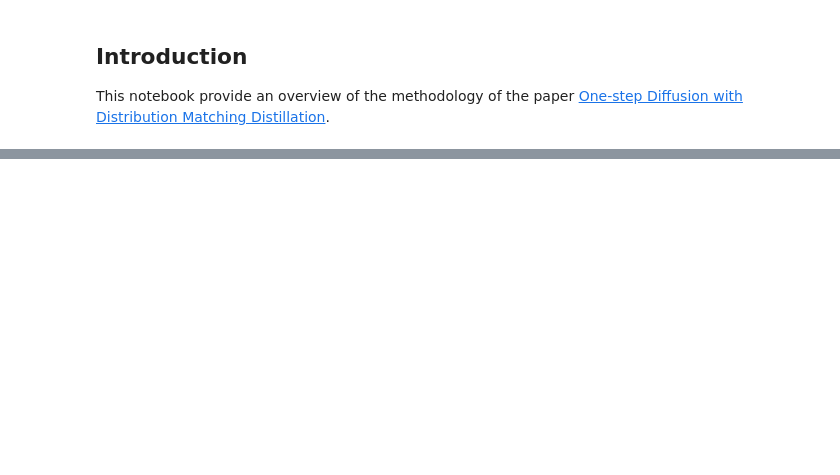
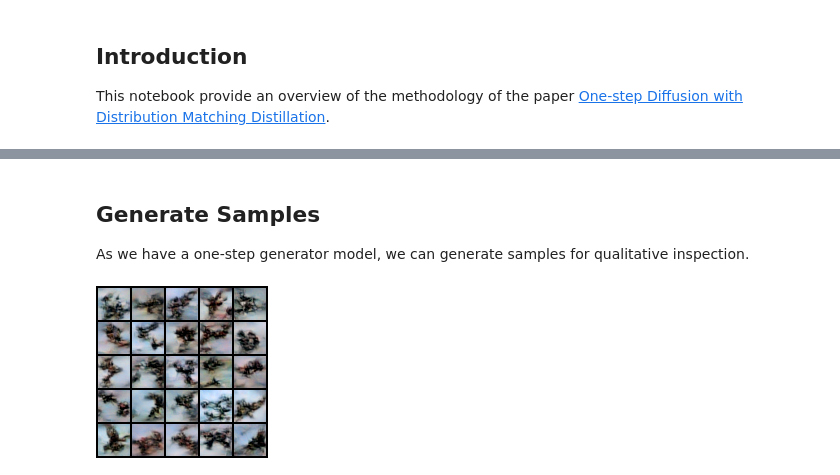
Before and after one commit to devrimcavusoglu/dmd, a Jupyter notebook: main.ipynb, the cells around one changed output, grey strips where cells are left out. Saved outputs shown, nothing was run; the diff lists cells and outputs as text; code cells hidden in the pictures; blank space fills up the shorter version.

```diff
--- a/main.ipynb
+++ b/main.ipynb
@@ -47,0 +127,20 @@ a = next(iter(loader))
+# %%
+# Training Setup
+
+# Set up the teacher and student models all models are instatiated from the same base model
+mu_real = load_edm(model_path=BASE_MODEL, device=DEVICE)
+mu_fake = load_edm(model_path=BASE_MODEL, device=DEVICE)
+generator = load_edm(model_path=BASE_MODEL, device=DEVICE)
+
+# Create losses, Generator Loss is the combined loss of DMD and the regression loss (LPIPS)
+generator_loss = GeneratorLoss(timesteps=DMD_LOSS_TIMESTEP, lambda_reg=DMD_LAMBDA_REG)
+diffusion_loss = DenoisingLoss()
+
+# Create optimizers
+generator_optimizer = AdamW(params=generator.parameters(), lr=LR, weight_decay=WEIGHT_DECAY, betas=BETAS)
+diffuser_optimizer = AdamW(params=mu_fake.parameters(), lr=LR, weight_decay=WEIGHT_DECAY, betas=BETAS)
+
+# Create ckp handler
+checkpoint_handler = CheckpointHandler(
+        checkpoint_dir=OUTPUT_DIR, lower_is_better=True
+    )  # hardcoded lower_is_better for experimentation
@@ -47,0 +382,23 @@ a = next(iter(loader))
+# %% [markdown]
+## Generate Samples
+
+As we have a one-step generator model, we can generate samples for qualitative inspection.
+# %%
+from dmd.utils.array import torch_to_pillow
+from dmd.modeling_utils import load_dmd_model, load_edm
+
+def generate_samples(model):
+    model.eval().to("cpu")
+    batch_size = 25
+    z = torch.randn((batch_size, 3, 32, 32), device="cpu")
+    g_sigma = get_fixed_generator_sigma(batch_size, device="cpu")
+    z = z * g_sigma[0, 0]
+    with torch.no_grad():
+        out = model(z, g_sigma)
+    return out
+# %%
+samples = generate_samples(generator)
+pims = torch_to_pillow(samples)
+image_grid(pims, 5, 5)
+# %% [output]
+[figure, added]
```
Also changed, not shown: parts of 15 cells of this notebook, 9 other files.
